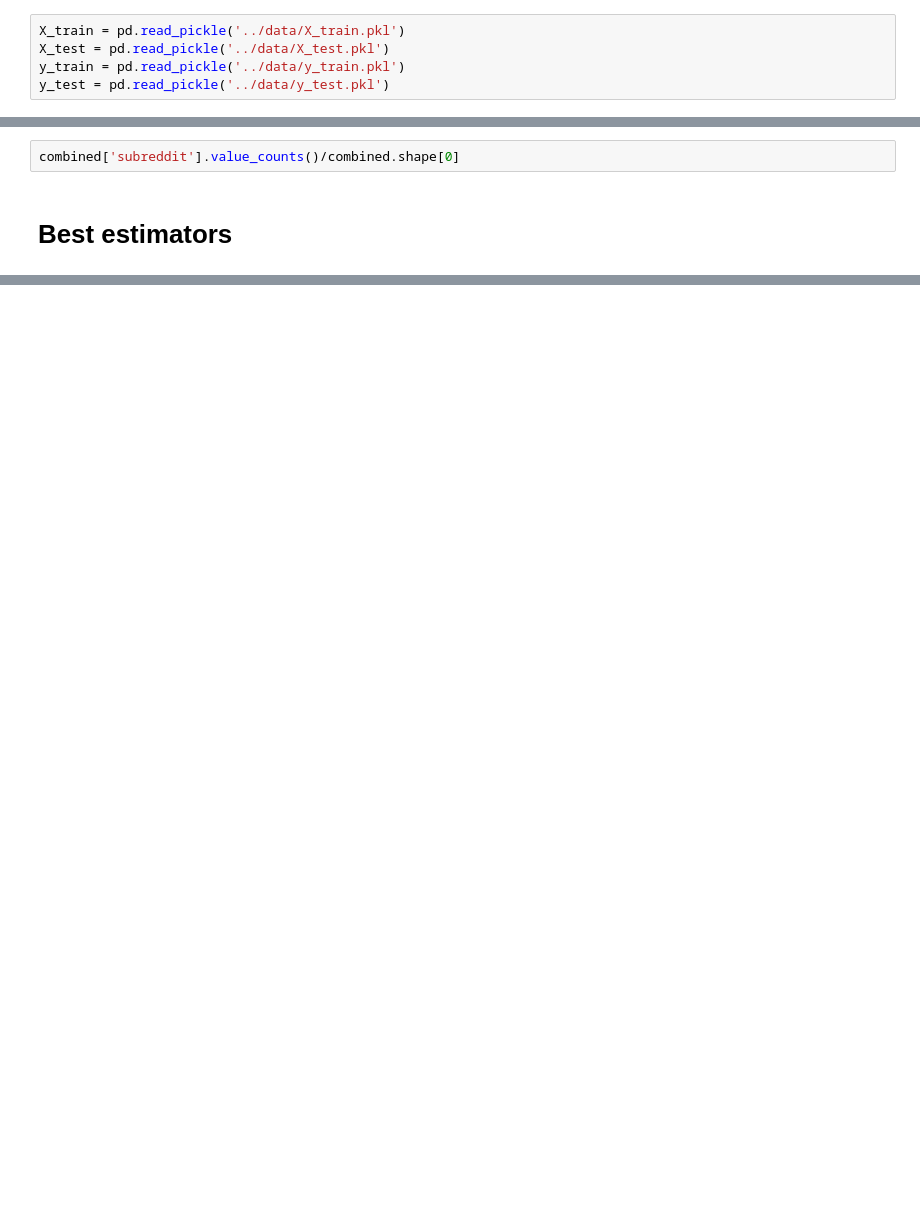
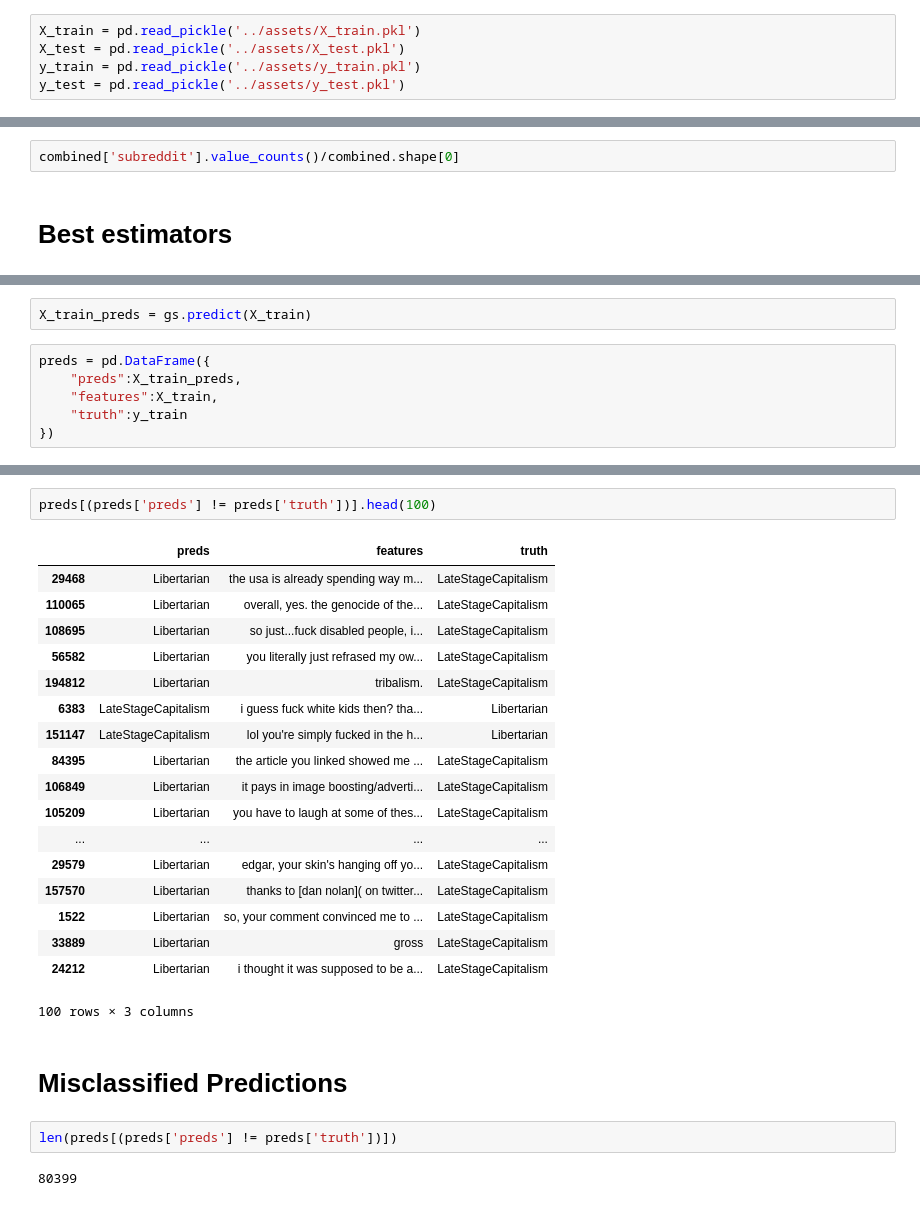
Before and after one commit to camarenad/subreddit_classification, a Jupyter notebook: daniel_camarena_la/models/random_forest_model.ipynb, the cells around one changed output, grey strips where cells are left out. Drawn from its saved outputs; the diff is of its cells as text; blank space fills up the shorter version.

```diff
--- a/daniel_camarena_la/models/random_forest_model.ipynb
+++ b/daniel_camarena_la/models/random_forest_model.ipynb
@@ -20,8 +21,8 @@ combined = pd.read_pickle('../data/combined.pkl')
 # %%
-X_train = pd.read_pickle('../data/X_train.pkl')
-X_test = pd.read_pickle('../data/X_test.pkl')
-y_train = pd.read_pickle('../data/y_train.pkl')
-y_test = pd.read_pickle('../data/y_test.pkl')
+X_train = pd.read_pickle('../assets/X_train.pkl')
+X_test = pd.read_pickle('../assets/X_test.pkl')
+y_train = pd.read_pickle('../assets/y_train.pkl')
+y_test = pd.read_pickle('../assets/y_test.pkl')
 # %% [markdown]
 # Setting up the pipeline
 # %%
@@ -78,0 +140,8 @@ combined['subreddit'].value_counts()/combined.shape[0]
+# %%
+X_train_preds = gs.predict(X_train)
+# %%
+preds = pd.DataFrame({
+    "preds":X_train_preds,
+    "features":X_train,
+    "truth":y_train
+})
@@ -78,0 +160,27 @@ combined['subreddit'].value_counts()/combined.shape[0]
+# %%
+preds[(preds['preds'] != preds['truth'])].head(100)
+# %% [output]
+|  | preds | features | truth |
+| 29468 | Libertarian | the usa is already spending way m... | LateStageCapitalism |
+| 110065 | Libertarian | overall, yes. the genocide of the... | LateStageCapitalism |
+| 108695 | Libertarian | so just...fuck disabled people, i... | LateStageCapitalism |
+| 56582 | Libertarian | you literally just refrased my ow... | LateStageCapitalism |
+| 194812 | Libertarian | tribalism. | LateStageCapitalism |
+| 6383 | LateStageCapitalism | i guess fuck white kids then? tha... | Libertarian |
+| 151147 | LateStageCapitalism | lol you're simply fucked in the h... | Libertarian |
+| 84395 | Libertarian | the article you linked showed me ... | LateStageCapitalism |
+| 106849 | Libertarian | it pays in image boosting/adverti... | LateStageCapitalism |
+| 105209 | Libertarian | you have to laugh at some of thes... | LateStageCapitalism |
+| ... | ... | ... | ... |
+| 29579 | Libertarian | edgar, your skin's hanging off yo... | LateStageCapitalism |
+| 157570 | Libertarian | thanks to [dan nolan]( on twitter... | LateStageCapitalism |
+| 1522 | Libertarian | so, your comment convinced me to ... | LateStageCapitalism |
+| 33889 | Libertarian | gross | LateStageCapitalism |
+| 24212 | Libertarian | i thought it was supposed to be a... | LateStageCapitalism |
+100 rows × 3 columns
+# %% [markdown]
+# Misclassified  Predictions
+# %%
+len(preds[(preds['preds'] != preds['truth'])])
+# %% [output]
+80399
```
Also changed, not shown: parts of 25 cells of this notebook, 8 other files.
